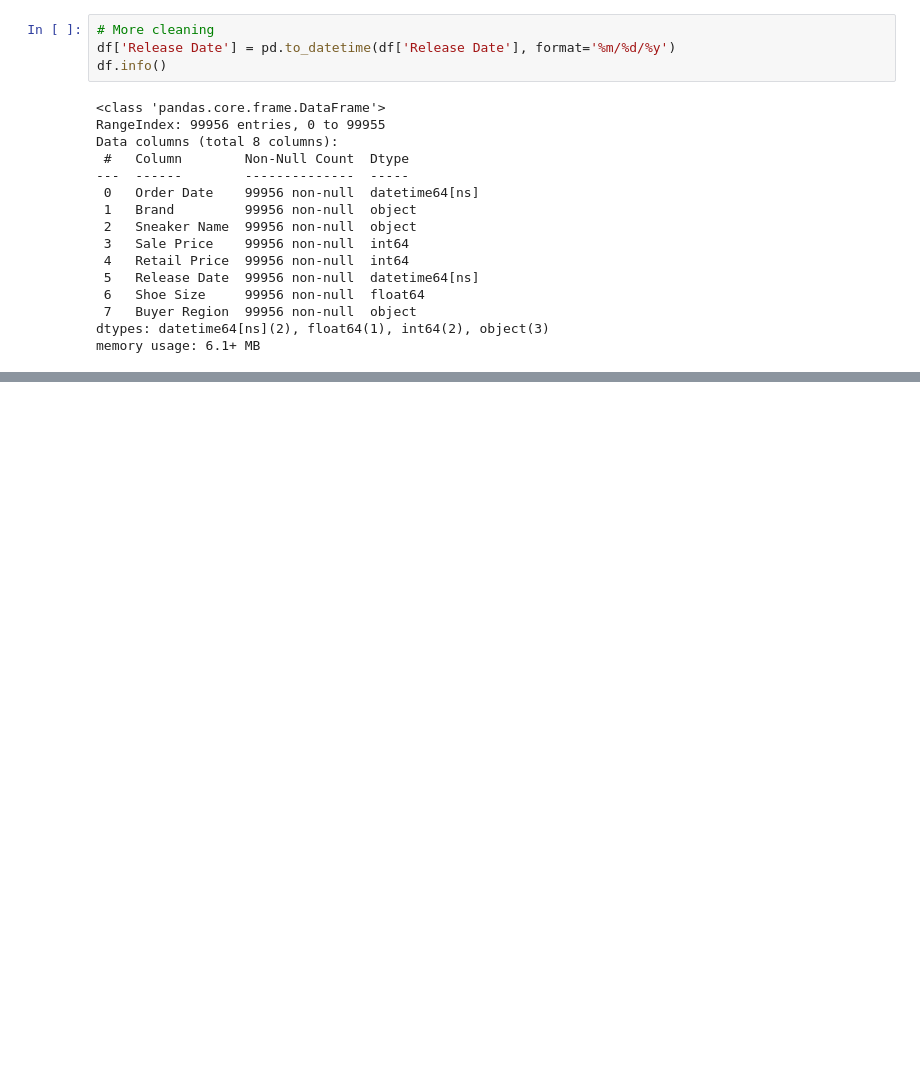
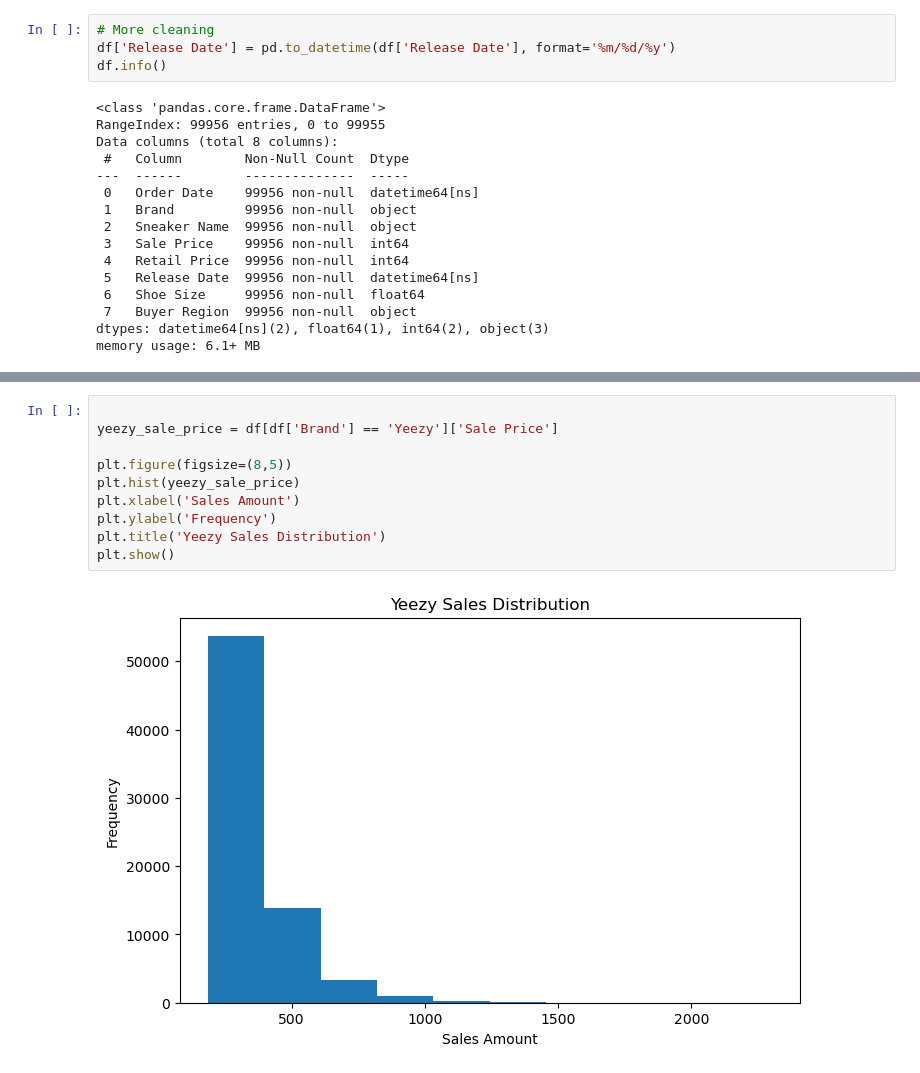
Before and after one commit to Chris-Goyette/StockX_2019, a Jupyter notebook: StockX_2019.ipynb, the cells around one changed output, grey strips where cells are left out. Drawn from its saved outputs; the diff is of its cells as text; blank space fills up the shorter version.

```diff
--- a/StockX_2019.ipynb
+++ b/StockX_2019.ipynb
@@ -127,0 +161,12 @@ memory usage: 6.1+ MB
+# %%
+
+yeezy_sale_price = df[df['Brand'] == 'Yeezy']['Sale Price']
+
+plt.figure(figsize=(8,5))
+plt.hist(yeezy_sale_price)
+plt.xlabel('Sales Amount')
+plt.ylabel('Frequency')
+plt.title('Yeezy Sales Distribution')
+plt.show()
+# %% [output]
+[figure, added]
```
Also changed, not shown: parts of 6 cells of this notebook.
